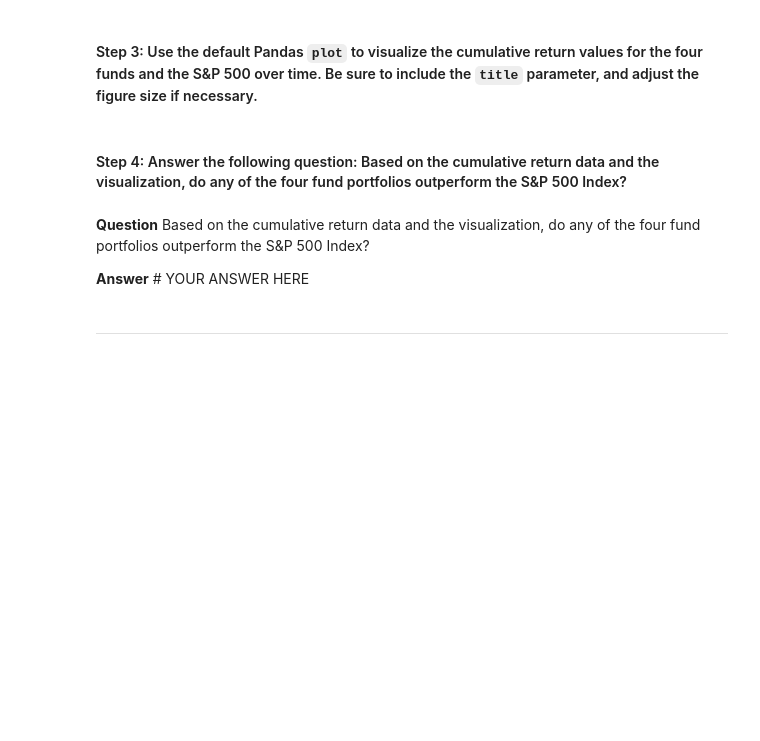
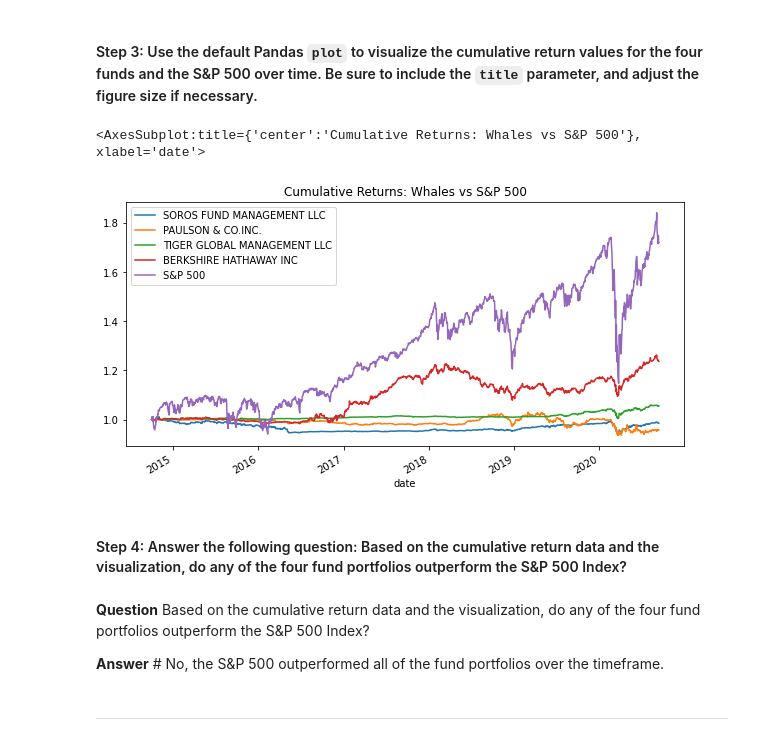
Before and after one commit to AquibaB/Analysis-investment-portfolio, a Jupyter notebook: risk_return_analysis.ipynb, the cells around one changed output. Cells and saved outputs as stored; diff of their text form; code cells hidden in the pictures; blank space fills up the shorter version.

```diff
--- a/risk_return_analysis.ipynb
+++ b/risk_return_analysis.ipynb
@@ -151,4 +165,5 @@ Analyze the data to determine if any of the portfolios outperform the broader st
 # %%
 # Calculate and plot the cumulative returns of the 4 fund portfolios and the S&P 500
 # Review the last 5 rows of the cumulative returns DataFrame
-# YOUR CODE HERE
+cumulative_returns = (1 + daily_returns).cumprod()
+cumulative_returns.tail()
@@ -157,13 +180,17 @@ Analyze the data to determine if any of the portfolios outperform the broader st
 # %%
 # Visualize the cumulative returns using the Pandas plot function
 # Include a title parameter and adjust the figure size
-# YOUR CODE HERE
+cumulative_returns.plot(figsize=(10,5), title='Cumulative Returns: Whales vs S&P 500')
+# %% [output]
+<AxesSubplot:title={'center':'Cumulative Returns: Whales vs S&P 500'}, xlabel='date'>
+[figure, added]
 # %% [markdown]
 #### Step 4: Answer the following question: Based on the cumulative return data and the visualization, do any of the four fund portfolios outperform the S&P 500 Index?
 # %% [markdown]
 **Question** Based on the cumulative return data and the visualization, do any of the four fund portfolios outperform the S&P 500 Index?
 
-**Answer** # YOUR ANSWER HERE
+**Answer** # No, the S&P 500 outperformed all of the fund portfolios over the
+timeframe.
 # %% [markdown]
 ---
 # %% [markdown]
```
Also changed, not shown: parts of 3 cells of this notebook.
